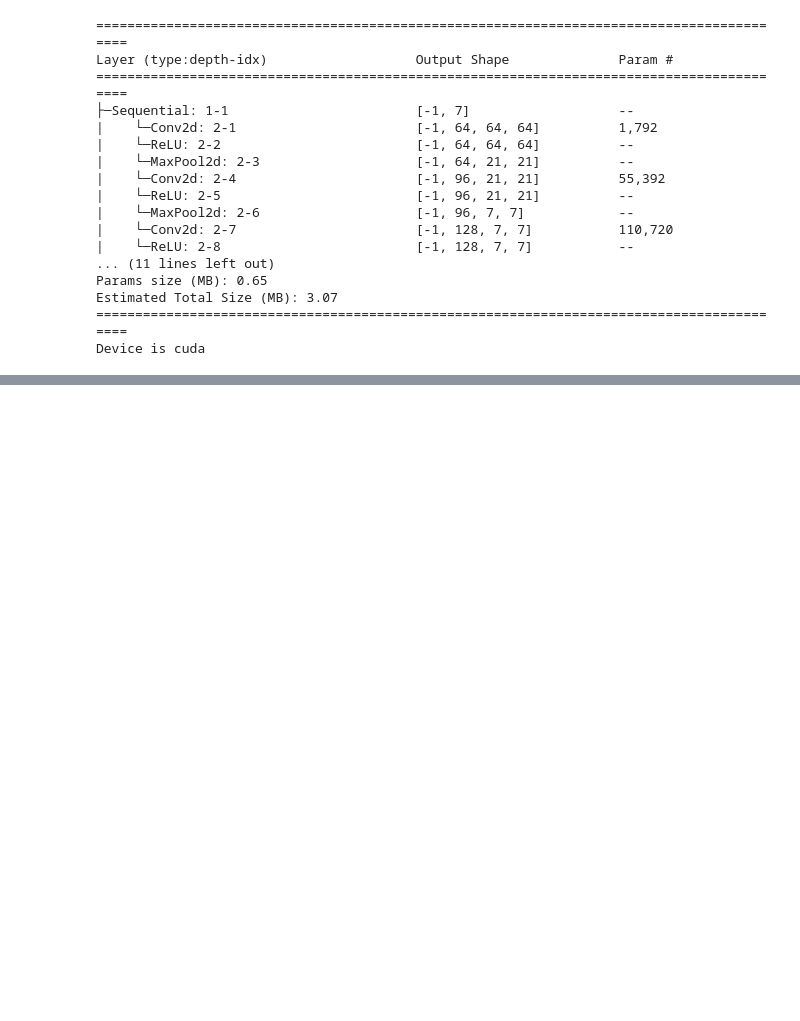
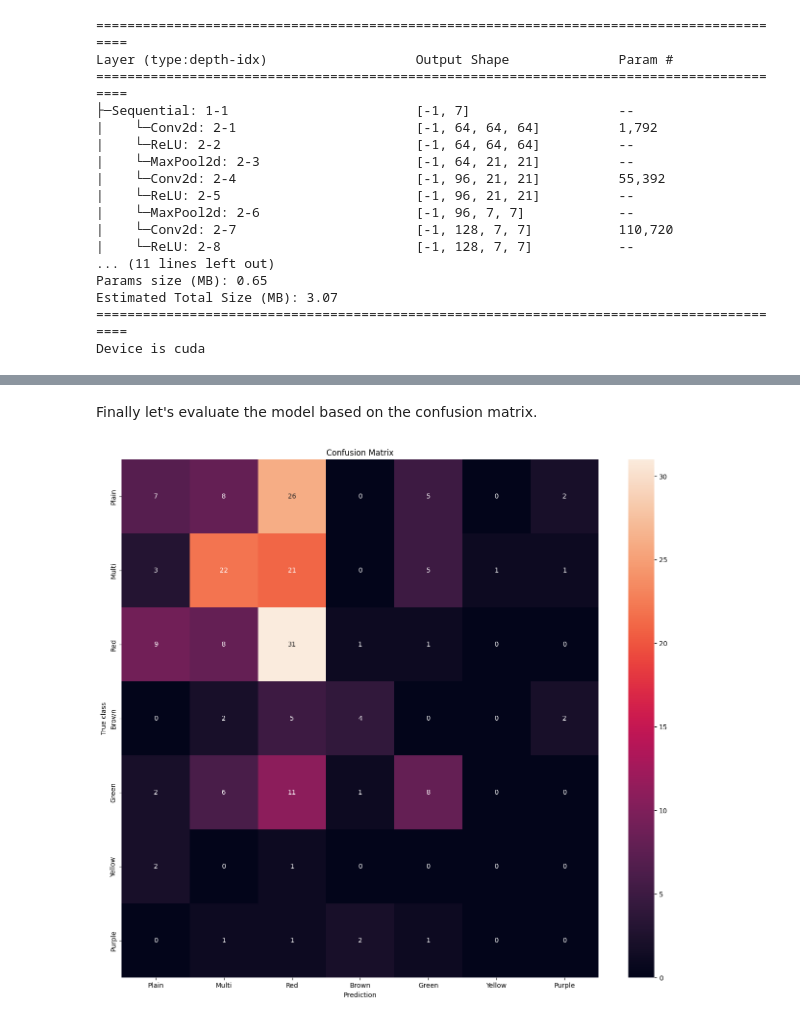
Before and after one commit to NBillar/deep_l, a Jupyter notebook: multi-class.ipynb, the cells around one changed output, grey strips where cells are left out. Saved outputs shown, nothing was run; the diff lists cells and outputs as text; code cells hidden in the pictures; blank space fills up the shorter version.

Commit message:
added confusion matrix

```diff
--- a/multi-class.ipynb
+++ b/multi-class.ipynb
@@ -1086,0 +1088,27 @@ Execution time: 02:05
+# %% [markdown]
+Finally let's evaluate the model based on the confusion matrix.
+# %%
+y_list = []
+pred_list = []
+
+for x, y in tqdm(test_loader):
+    # Making sure our samples are stored on the same device as our model:
+    x = x.to(device)
+    y = y.to(device)
+    prediction = model.forward(x).argmax(axis=1)
+    for i in range(len(y)):
+        y_list.append(y[i].item())
+        pred_list.append(prediction[i].item())
+
+cm = confusion_matrix(y_list, pred_list)
+
+fig = plt.figure(figsize=(16, 14))
+ax = plt.subplot()
+sns.heatmap(cm, annot=True, ax=ax, fmt="g", xticklabels=classes, yticklabels=classes)
+plt.title("Confusion Matrix")
+ax.set_xlabel("Prediction")
+ax.set_ylabel("True class")
+
+plt.show()
+# %% [output]
+[figure, added]
```
Also changed, not shown: parts of 7 cells of this notebook.
